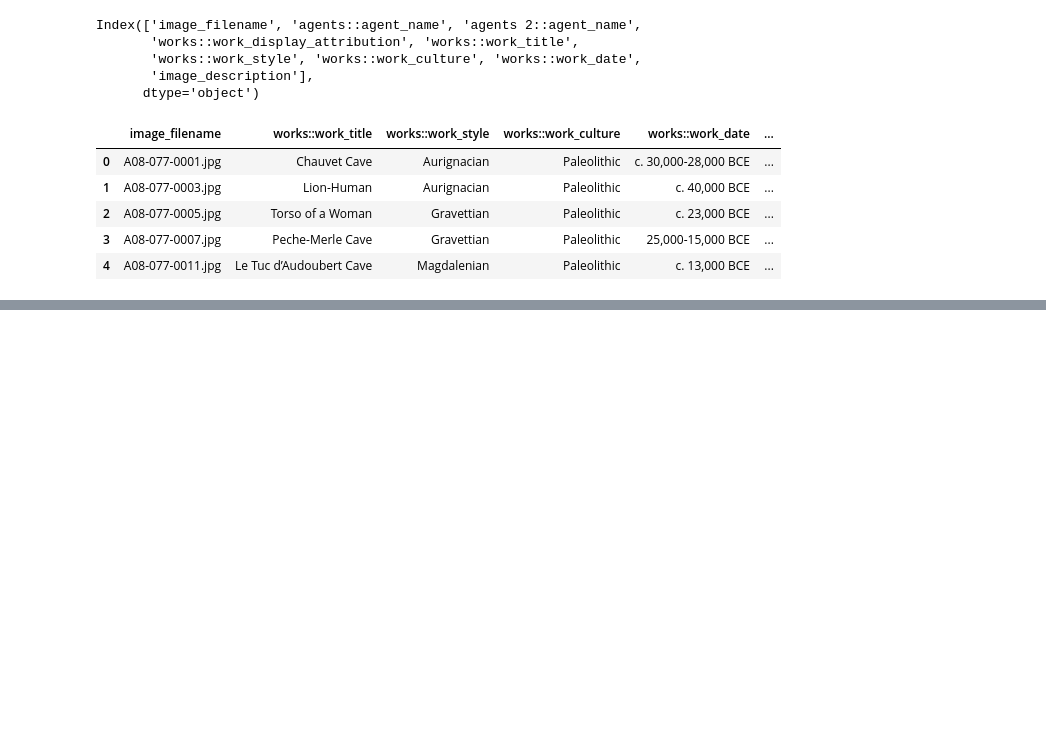
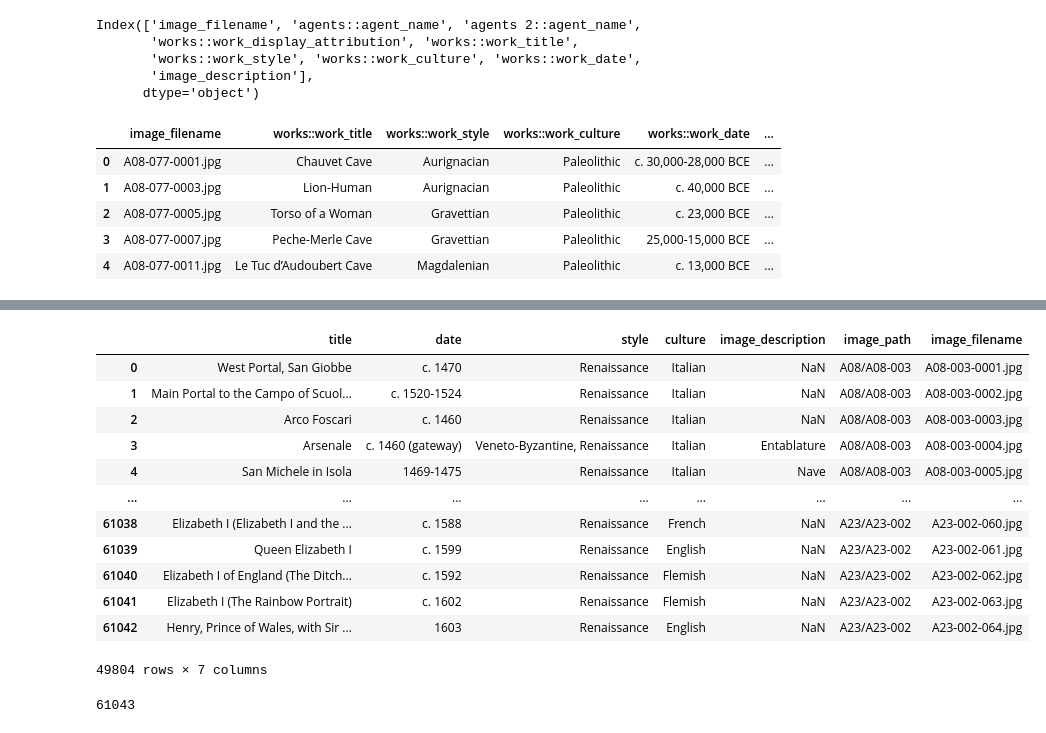
Before and after one commit to shahbazmansahia/VRL_DB_Proj_Backup, a Jupyter notebook: NN_VRL_DB.ipynb, the cells around one changed output, grey strips where cells are left out. Cells and saved outputs as stored; diff of their text form; code cells hidden in the pictures; blank space fills up the shorter version.

```diff
--- a/NN_VRL_DB.ipynb
+++ b/NN_VRL_DB.ipynb
@@ -490,0 +541,22 @@ df.head()
+# %%
+## drop null style value data points
+df = df.drop(df_style_deployment_set.index, axis = 0)
+df
+# %% [output]
+|  | title | date | style | culture | image_description | image_path | image_filename |
+| 0 | West Portal, San Giobbe | c. 1470 | Renaissance | Italian | NaN | A08/A08-003 | A08-003-0001.jpg |
+| 1 | Main Portal to the Campo of Scuol... | c. 1520-1524 | Renaissance | Italian | NaN | A08/A08-003 | A08-003-0002.jpg |
+| 2 | Arco Foscari | c. 1460 | Renaissance | Italian | NaN | A08/A08-003 | A08-003-0003.jpg |
+| 3 | Arsenale | c. 1460 (gateway) | Veneto-Byzantine, Renaissance | Italian | Entablature | A08/A08-003 | A08-003-0004.jpg |
+| 4 | San Michele in Isola | 1469-1475 | Renaissance | Italian | Nave | A08/A08-003 | A08-003-0005.jpg |
+| ... | ... | ... | ... | ... | ... | ... | ... |
+| 61038 | Elizabeth I (Elizabeth I and the ... | c. 1588 | Renaissance | French | NaN | A23/A23-002 | A23-002-060.jpg |
+| 61039 | Queen Elizabeth I | c. 1599 | Renaissance | English | NaN | A23/A23-002 | A23-002-061.jpg |
+| 61040 | Elizabeth I of England (The Ditch... | c. 1592 | Renaissance | Flemish | NaN | A23/A23-002 | A23-002-062.jpg |
+| 61041 | Elizabeth I (The Rainbow Portrait) | c. 1602 | Renaissance | Flemish | NaN | A23/A23-002 | A23-002-063.jpg |
+| 61042 | Henry, Prince of Wales, with Sir ... | 1603 | Renaissance | English | NaN | A23/A23-002 | A23-002-064.jpg |
+49804 rows × 7 columns
+# %%
+len(df) + len (df_style_deployment_set)
+# %% [output]
+61043
```
Also changed, not shown: parts of 14 cells of this notebook.
